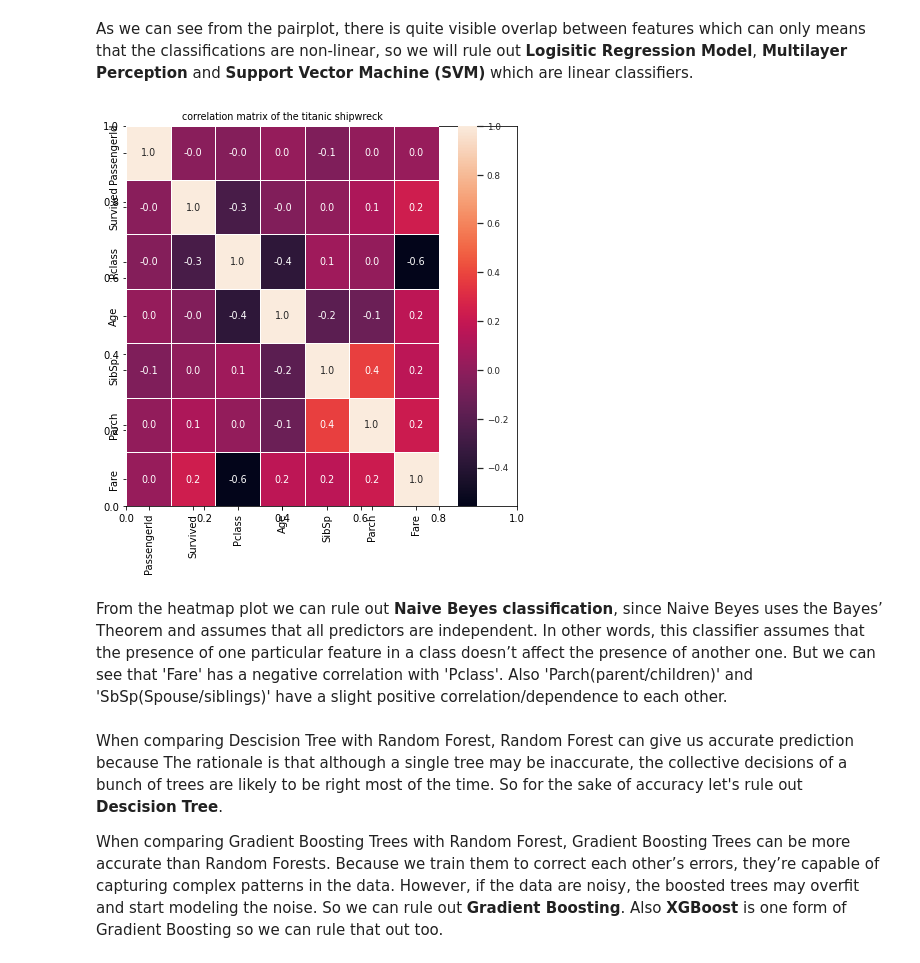
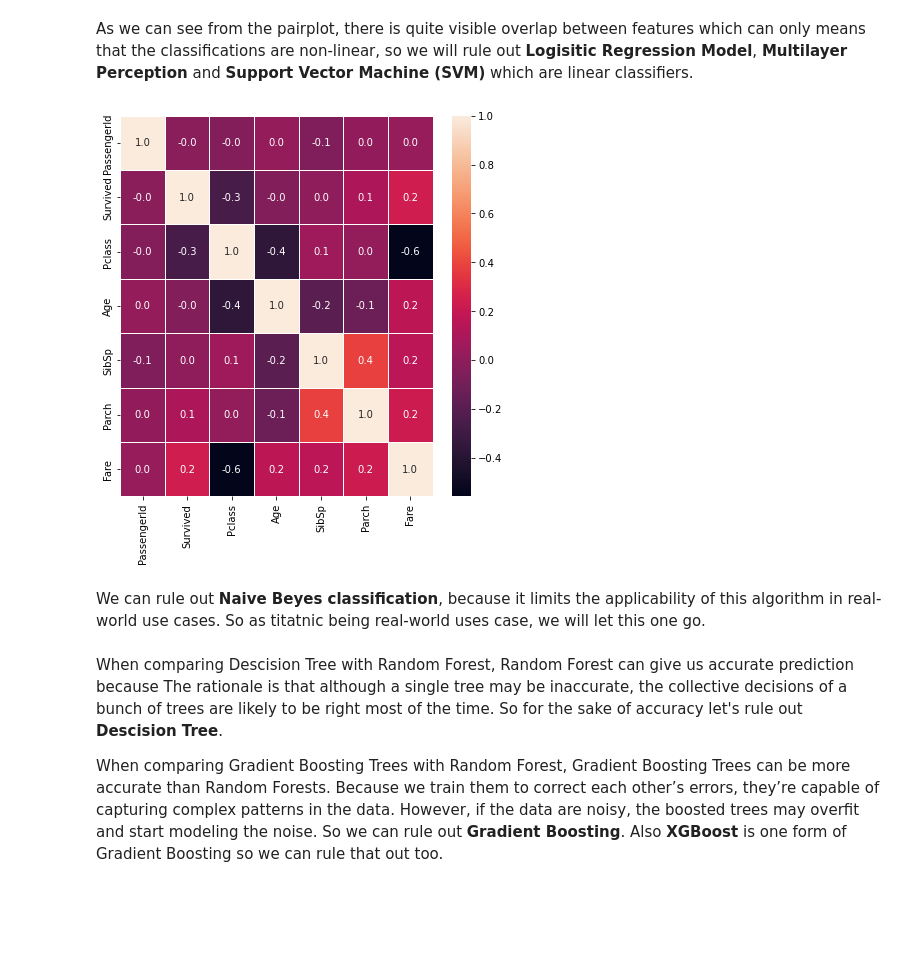
Before and after one commit to sel6/titanic_survival_ml, a Jupyter notebook: EDA_titanic.ipynb, the cells around one changed output. Drawn from its saved outputs; the diff is of its cells as text; code cells hidden in the pictures; blank space fills up the shorter version.

```diff
--- a/EDA_titanic.ipynb
+++ b/EDA_titanic.ipynb
@@ -20,7 +26,7 @@ from sklearn import preprocessing
 from data_visualisation import Data_Visualisation as dv
 from data_preparation import Data_Preparation as dp
 # %%
-df = pd.read_csv("titanic.csv")
+df = pd.read_csv("Downloads/titanic.csv")
 del df["Unnamed: 0"]
 # %%
 df
@@ -64,9 +72,9 @@ del df["Cabin"]
 del df['Name']
 # %%
 df["Age"] = df["Age"].fillna(df["Age"].mean())
-df["Fare"] = df["Fare"].fillna(0)
 #it's two missing value for embarked, so let's fill it with one of it's values
 df["Embarked"] = df["Embarked"].fillna('S')
+df = df.dropna()
 # %%
 dp.summary(df)
 # %% [output]
@@ -204,11 +212,11 @@ sns.pairplot(df, hue='Survived')
 # %% [markdown]
 As we can see from the pairplot, there is quite visible overlap between features which can only means that the classifications are non-linear, so we will rule out **Logisitic Regression Model**, **Multilayer Perception** and **Support Vector Machine (SVM)** which are linear classifiers.
 # %%
-dv.plot_heatmap(df, "correlation matrix of the titanic shipwreck")
+dv.plot_heatmap(df)
 # %% [output]
-[figure, old version]
+[figure, new version]
 # %% [markdown]
-From the heatmap plot we can rule out **Naive Beyes classification**, since Naive Beyes uses the Bayes’ Theorem and assumes that all predictors are independent. In other words, this classifier assumes that the presence of one particular feature in a class doesn’t affect the presence of another one. But we can see that 'Fare' has a negative correlation with 'Pclass'. Also 'Parch(parent/children)' and 'SbSp(Spouse/siblings)' have a slight positive correlation/dependence to each other.
+We can rule out **Naive Beyes classification**, because it limits the applicability of this algorithm in real-world use cases. So as titatnic being real-world uses case, we will let this one go.
 # %% [markdown]
 When comparing Descision Tree with Random Forest, Random Forest can give us accurate prediction because The rationale is that although a single tree may be inaccurate, the collective decisions of a bunch of trees are likely to be right most of the time. So for the sake of accuracy let's rule out **Descision Tree**.
 
```
Also changed, not shown: parts of 49 cells of this notebook.
